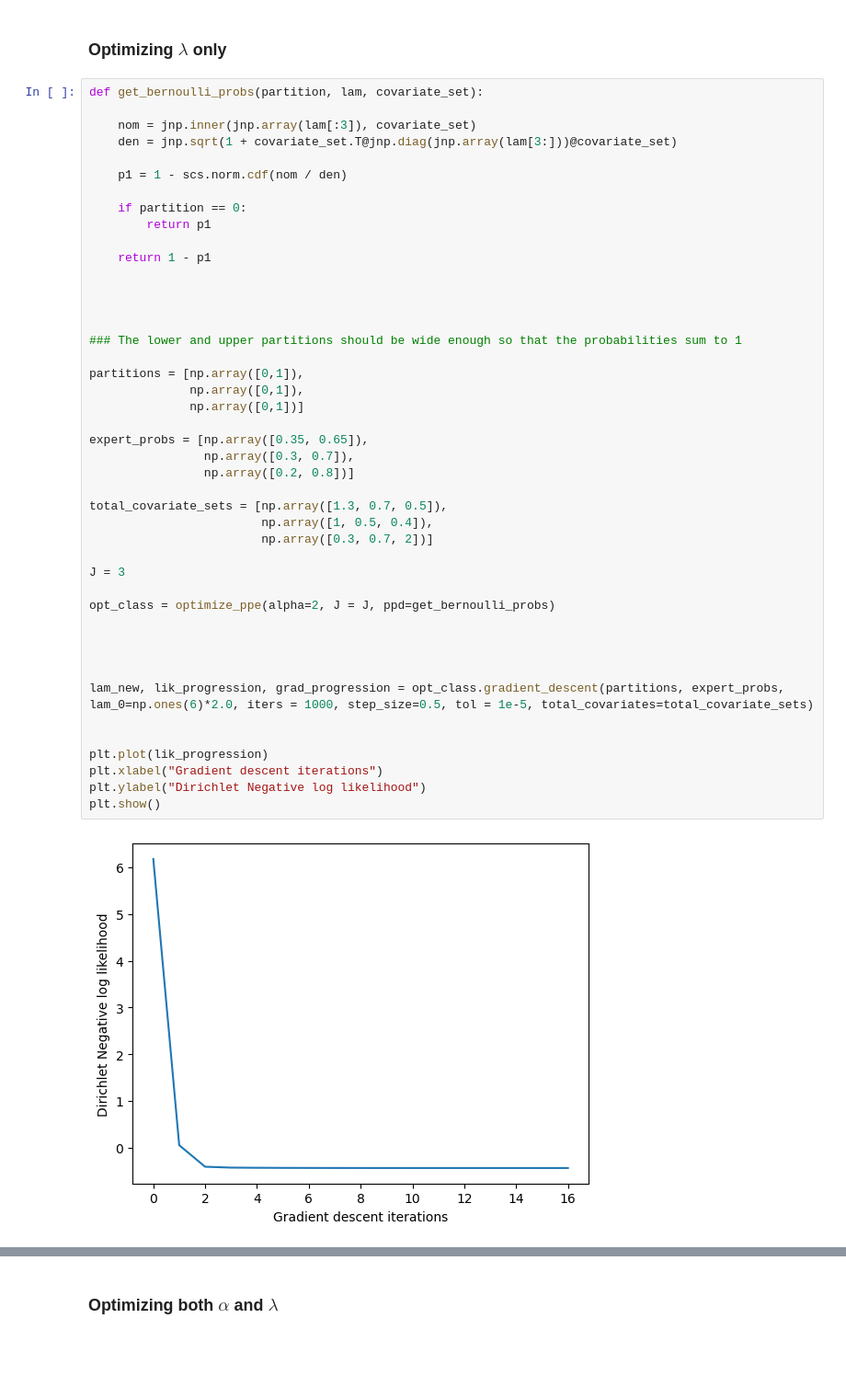
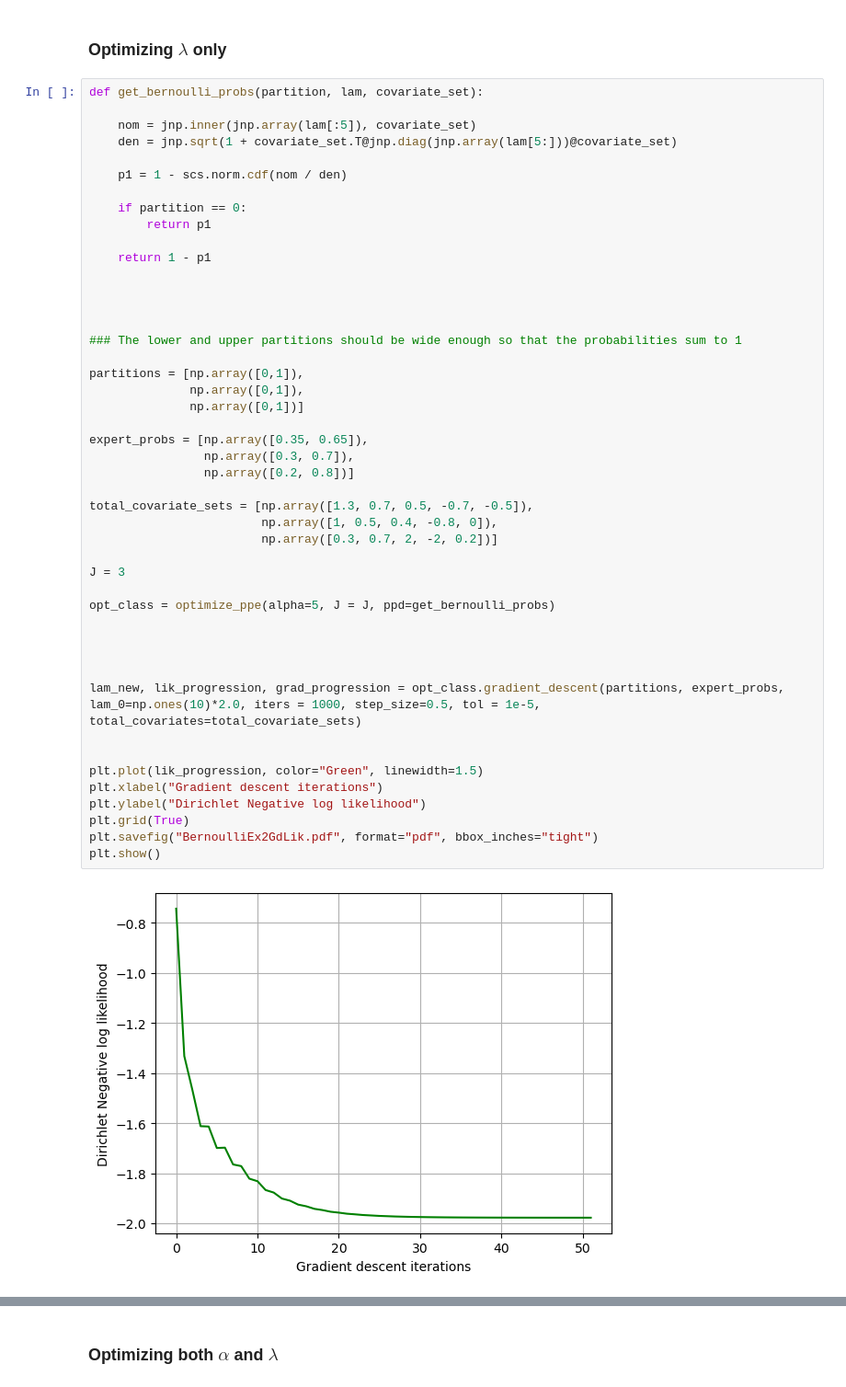
Before and after one commit to PanagiotisAnastasakis/ppe, a Jupyter notebook: Tests_optimization.ipynb, the cells around one changed output, grey strips where cells are left out. Shown at 92% size. Drawn from its saved outputs; the diff is of its cells as text; blank space fills up the shorter version.

```diff
--- a/Tests_optimization.ipynb
+++ b/Tests_optimization.ipynb
@@ -141,8 +141,8 @@ For this example we assume $N=3$ and that the variables are independent with one
 # %%
 def get_bernoulli_probs(partition, lam, covariate_set):
 
-    nom = jnp.inner(jnp.array(lam[:3]), covariate_set)
-    den = jnp.sqrt(1 + covariate_set.T@jnp.diag(jnp.array(lam[3:]))@covariate_set)
+    nom = jnp.inner(jnp.array(lam[:5]), covariate_set)
+    den = jnp.sqrt(1 + covariate_set.T@jnp.diag(jnp.array(lam[5:]))@covariate_set)
 
     p1 = 1 - scs.norm.cdf(nom / den)
 
@@ -150,37 +150,39 @@ def get_bernoulli_probs(partition, lam, covariate_set):
         return p1
 
     return 1 - p1
 
 
 
 
 ### The lower and upper partitions should be wide enough so that the probabilities sum to 1
 
 partitions = [np.array([0,1]),
               np.array([0,1]),
               np.array([0,1])]
 
 expert_probs = [np.array([0.35, 0.65]),
                 np.array([0.3, 0.7]),
                 np.array([0.2, 0.8])]
 
-total_covariate_sets = [np.array([1.3, 0.7, 0.5]),
-                        np.array([1, 0.5, 0.4]),
-                        np.array([0.3, 0.7, 2])]
+total_covariate_sets = [np.array([1.3, 0.7, 0.5, -0.7, -0.5]),
+                        np.array([1, 0.5, 0.4, -0.8, 0]),
+                        np.array([0.3, 0.7, 2, -2, 0.2])]
 
 J = 3
 
-opt_class = optimize_ppe(alpha=2, J = J, ppd=get_bernoulli_probs)
+opt_class = optimize_ppe(alpha=5, J = J, ppd=get_bernoulli_probs)
 
 
 
 
-lam_new, lik_progression, grad_progression = opt_class.gradient_descent(partitions, expert_probs, lam_0=np.ones(6)*2.0, iters = 1000, step_size=0.5, tol = 1e-5, total_covariates=total_covariate_sets)
+lam_new, lik_progression, grad_progression = opt_class.gradient_descent(partitions, expert_probs, lam_0=np.ones(10)*2.0, iters = 1000, step_size=0.5, tol = 1e-5, total_covariates=total_covariate_sets)
 
 
-plt.plot(lik_progression)
+plt.plot(lik_progression, color="Green", linewidth=1.5)
 plt.xlabel("Gradient descent iterations")
 plt.ylabel("Dirichlet Negative log likelihood")
+plt.grid(True)
+plt.savefig("BernoulliEx2GdLik.pdf", format="pdf", bbox_inches="tight")
 plt.show()
 # %% [output]
-[figure, old version]
+[figure, new version]
```
Also changed, not shown: parts of 6 cells of this notebook, 2 other files.
